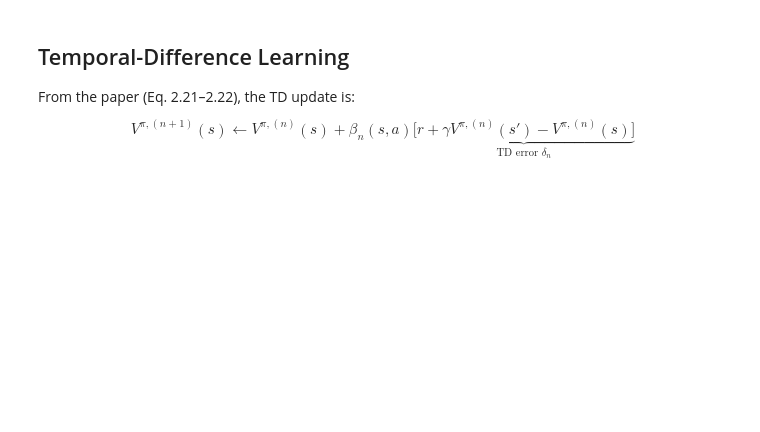
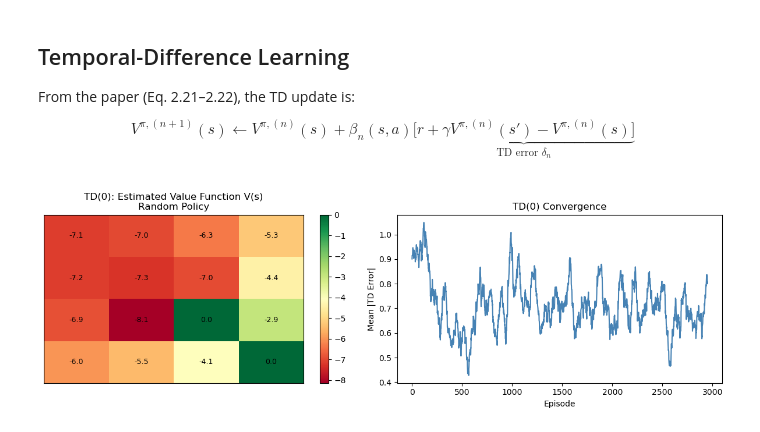
Before and after one commit to Hemasrikar/RL-Finance, a Jupyter notebook: notebooks/temporal_difference_learning.ipynb, the cells around one changed output. Saved outputs shown, nothing was run; the diff lists cells and outputs as text; code cells hidden in the pictures; blank space fills up the shorter version.

```diff
--- a/notebooks/temporal_difference_learning.ipynb
+++ b/notebooks/temporal_difference_learning.ipynb
@@ -15,27 +67,54 @@ $$V^{\pi,(n+1)}(s) \leftarrow V^{\pi,(n)}(s) + \beta_n(s,a) \underbrace{\bigl[ r
 # %%
 def temporal_dl(env, policy, num_episodes=2000, gamma=0.99, lr=0.1):
     """
     policy: callable(state) to action
     Returns: V (value function array), td_errors (history)
     """
     V = np.zeros(env.n_states)
     td_errors_hist = []
 
     for _ in range(num_episodes):
         s = env.reset()
         done = False
         ep_td = []
         while not done:
             a = policy(s)
             s_next, r, done = env.step(a)
 
             # TD error
             td_error = r + gamma * V[s_next] * (1 - done) - V[s]
 
             # Update rule
             V[s] += lr * td_error
             ep_td.append(abs(td_error))
             s = s_next
         td_errors_hist.append(np.mean(ep_td))
 
     return V, td_errors_hist
+
+# Evaluate a random policy
+random_policy = lambda s: np.random.randint(4)
+V_rand, td_errs = temporal_dl(env, random_policy, num_episodes=3000)
+
+fig, axes = plt.subplots(1, 2, figsize=(12, 4))
+
+# Plot value function as grid
+ax = axes[0]
+grid = V_rand.reshape(env.size, env.size)
+im = ax.imshow(grid, cmap='RdYlGn', aspect='auto')
+for i in range(env.size):
+    for j in range(env.size):
+        ax.text(j, i, f"{grid[i,j]:.1f}", ha='center', va='center', fontsize=9)
+ax.set_title('TD(0): Estimated Value Function V(s)\nRandom Policy')
+ax.set_xticks([]); ax.set_yticks([])
+plt.colorbar(im, ax=ax)
+
+# Plot TD error convergence
+axes[1].plot(pd_avg := np.convolve(td_errs, np.ones(50)/50, mode='valid'), color='steelblue')
+axes[1].set_xlabel('Episode'); axes[1].set_ylabel('Mean |TD Error|')
+axes[1].set_title('TD(0) Convergence')
+
+plt.tight_layout()
+plt.show()
+# %% [output]
+[figure, added]
```
Also changed, not shown: parts of 2 cells of this notebook.
